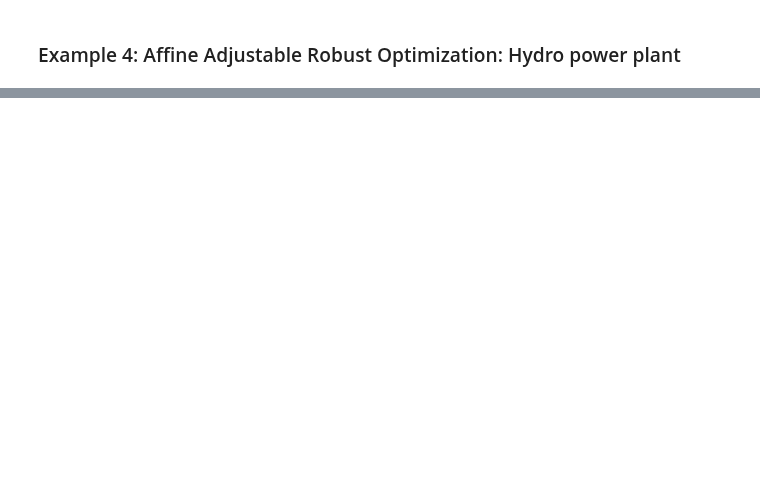
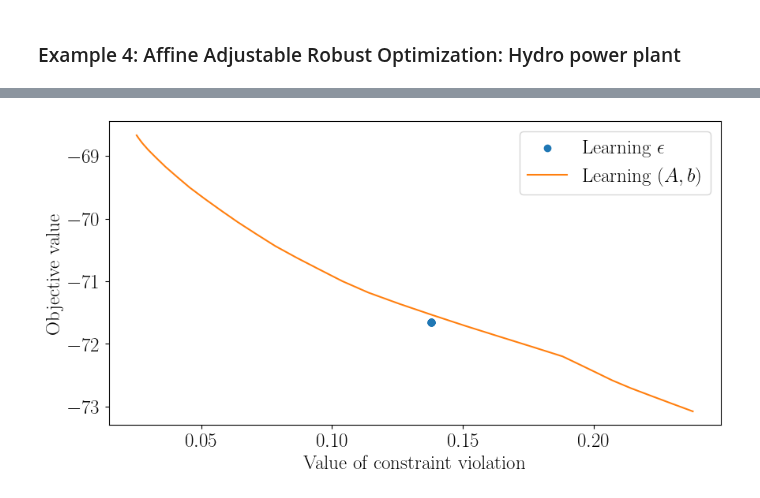
Before and after one commit to stellatogrp/lropt, a Jupyter notebook: examples/experiments/tutorial_learning.ipynb, the cells around one changed output, grey strips where cells are left out. Drawn from its saved outputs; the diff is of its cells as text; code cells hidden in the pictures; blank space fills up the shorter version.

```diff
--- a/examples/experiments/tutorial_learning.ipynb
+++ b/examples/experiments/tutorial_learning.ipynb
@@ -726,0 +741,28 @@ dfgrid, newprob = prob.grid(epslst = np.linspace(0.1, 2, 40), seed = s)
+# %%
+
+# Plot results
+plt.rcParams.update({
+    "text.usetex":True,
+
+    "font.size":18,
+    "font.family": "serif"
+})
+fig, (ax1, ax2) = plt.subplots(1, 2, figsize=(14, 4.5))
+ax1.plot(df_eps['step'], df_eps['Loss_val'], color="tab:blue", label=r"$\epsilon$ training")
+ax1.plot(df_eps['step'], df_eps['Eval_val'], linestyle='--', color="tab:blue", label=r"$\epsilon$ testing")
+ax1.plot(df1['step'], df1['Loss_val'], color="tab:orange", label="Reshape training")
+ax1.plot(df1['step'], df1['Eval_val'], linestyle='--', color="tab:orange", label="Reshape testing")
+ax1.legend()
+ax1.set_xlabel("Iterations")
+ax1.set_ylabel("Training and Testing Loss")
+
+styles = ["s",'o',"^","v","<",">","o",'s',"^","v","<",">"]
+j=0
+ax2.plot(dfgrid["Eps"], dfgrid["Eval_val"], color = colors[j], linestyle='--',label="$\epsilon$ grid")
+ax2.plot(df_r2["A_norm"],df_r2["Eval_val"], linestyle='-', marker=styles[j], color = "blue", label="$\epsilon$ SGD",alpha = 0.7)
+ax2.hlines( xmin = np.min(dfgrid["Eps"]), xmax = np.max(dfgrid["Eps"]), y = np.min(df1["Eval_val"]), label = "Reshaping best", color= "red")
+ax2.set_xlabel("$\epsilon$")
+ax2.set_ylabel("Testing loss")
+ax2.set_xscale("log")
+ax2.legend()
+plt.show()
@@ -726,0 +771,12 @@ dfgrid, newprob = prob.grid(epslst = np.linspace(0.1, 2, 40), seed = s)
+# %%
+plt.figure(figsize=(10,5))
+plt.scatter(df_r2['Violations'], df_r2['Opt_val'], color="tab:blue", label=r"Learning $\epsilon$")
+plt.plot(df1['Violations'], df1['Opt_val'], color="tab:orange", label=r"Learning $(A,b)$")
+plt.ylabel("Objective value")
+# ax2.set_xlim([-1,20])
+plt.xlabel("Value of constraint violation")
+plt.legend()
+# plt.savefig("Inventory.pdf",bbox_inches='tight')
+plt.show()
+# %% [output]
+[figure, added]
```
Also changed, not shown: parts of 19 cells of this notebook, 26 other files.
